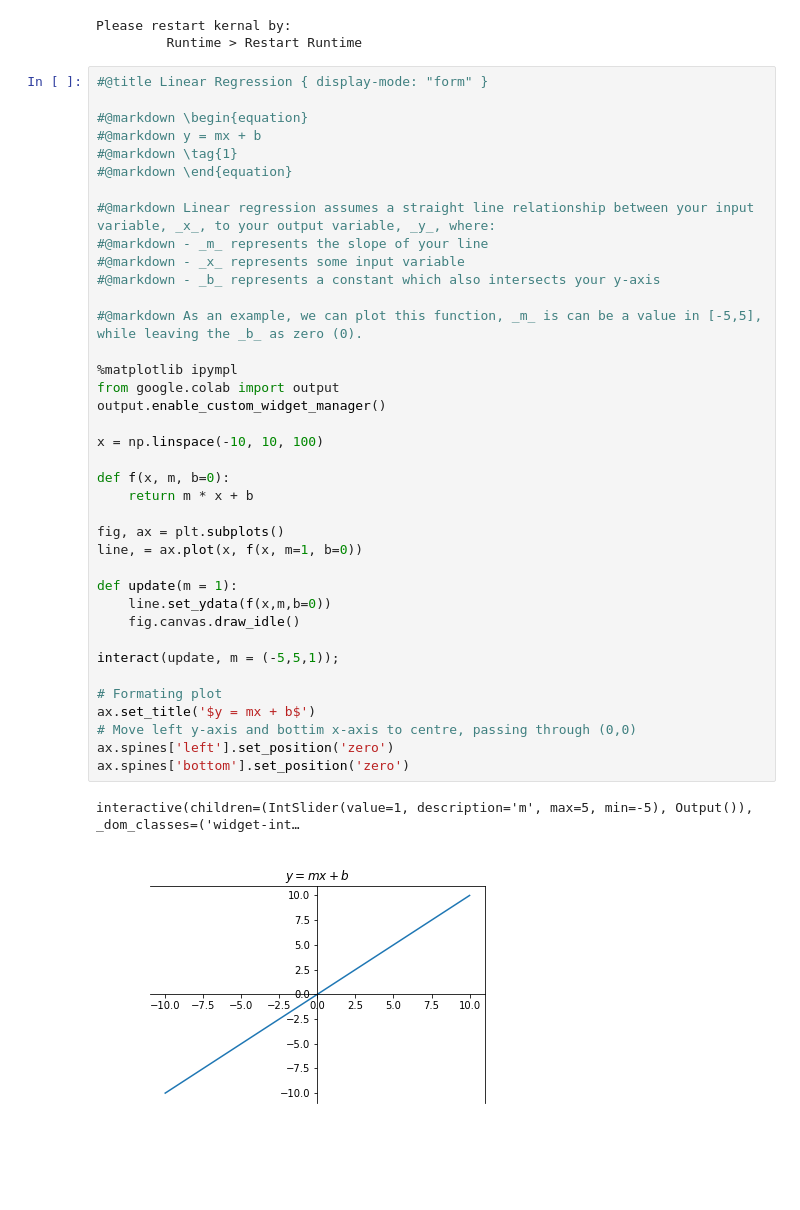
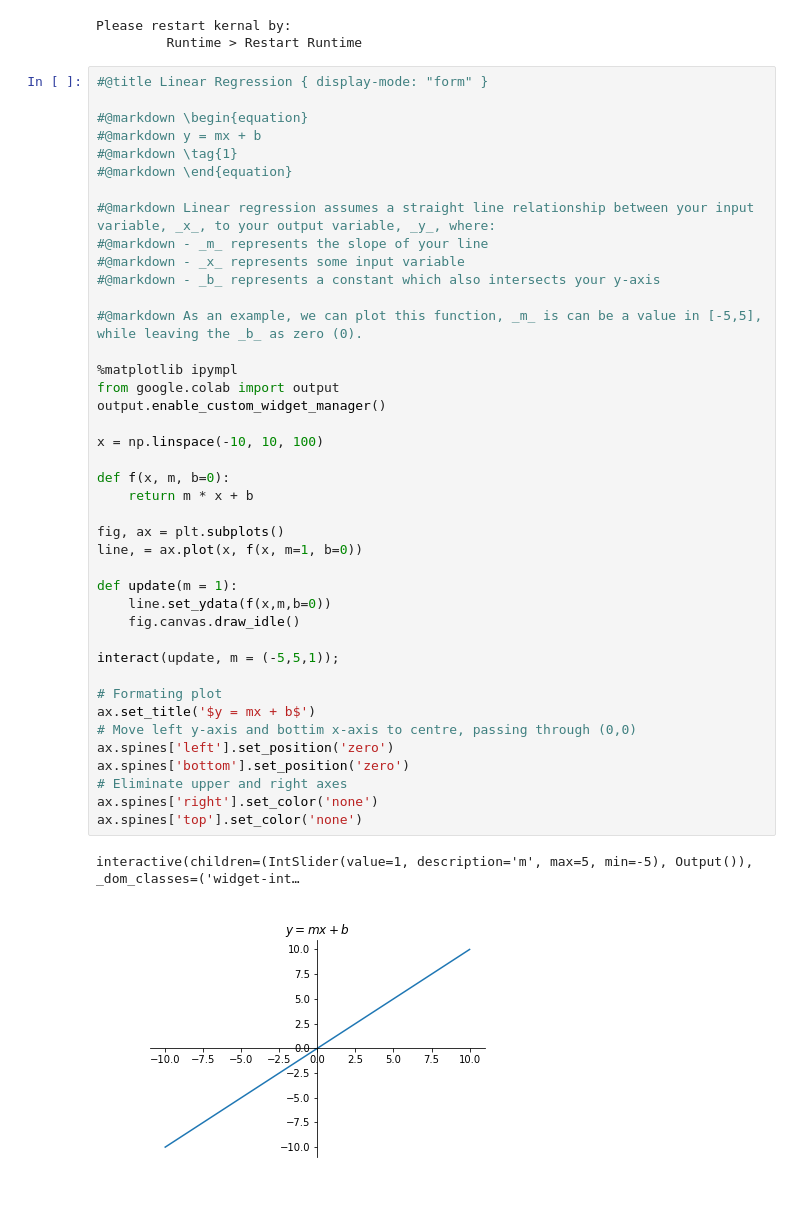
Before and after one commit to van-richard/Machine_Learning_Tutorials, a Jupyter notebook: Introduction_to_Neural_Networks.ipynb, the cells around one changed output. Cells and saved outputs as stored; diff of their text form; blank space fills up the shorter version.

```diff
--- a/Introduction_to_Neural_Networks.ipynb
+++ b/Introduction_to_Neural_Networks.ipynb
@@ -37,31 +37,34 @@ Please restart kernal by:
 #@markdown - _x_ represents some input variable
 #@markdown - _b_ represents a constant which also intersects your y-axis
 
 #@markdown As an example, we can plot this function, _m_ is can be a value in [-5,5], while leaving the _b_ as zero (0).
 
 %matplotlib ipympl
 from google.colab import output
 output.enable_custom_widget_manager()
 
 x = np.linspace(-10, 10, 100)
 
 def f(x, m, b=0):
     return m * x + b
 
 fig, ax = plt.subplots()
 line, = ax.plot(x, f(x, m=1, b=0))
 
 def update(m = 1):
     line.set_ydata(f(x,m,b=0))
     fig.canvas.draw_idle()
 
 interact(update, m = (-5,5,1));
 
 # Formating plot
 ax.set_title('$y = mx + b$')
 # Move left y-axis and bottim x-axis to centre, passing through (0,0)
 ax.spines['left'].set_position('zero')
 ax.spines['bottom'].set_position('zero')
+# Eliminate upper and right axes
+ax.spines['right'].set_color('none')
+ax.spines['top'].set_color('none')
 # %% [output]
 interactive(children=(IntSlider(value=1, description='m', max=5, min=-5), Output()), _dom_classes=('widget-int…
-[figure, old version]
+[figure, new version]
```
